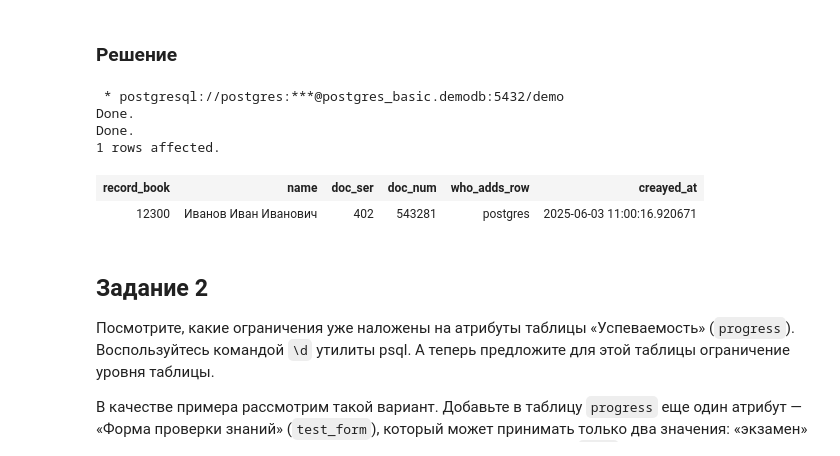
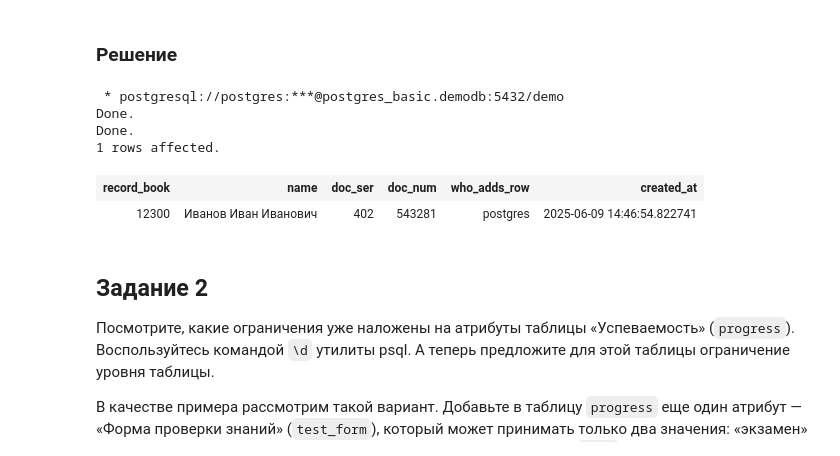
Before and after one commit to vowatchka/postgres_basic, a Jupyter notebook: practices/5_ddl_basic/sql.ipynb, the cells around one changed output. Drawn from its saved outputs; the diff is of its cells as text; code cells hidden in the pictures.

```diff
--- a/practices/5_ddl_basic/sql.ipynb
+++ b/practices/5_ddl_basic/sql.ipynb
@@ -42,27 +42,27 @@ CREATE TABLE students ...
 # %%
 %%sql
 DROP TABLE IF EXISTS students CASCADE;
 
 CREATE TABLE IF NOT EXISTS students (
     record_book numeric(5) NOT NULL,
     name text NOT NULL,
     doc_ser numeric(4),
     doc_num numeric(6),
     who_adds_row text DEFAULT current_user,
-    creayed_at timestamp DEFAULT current_timestamp,
+    created_at timestamp DEFAULT current_timestamp,
     PRIMARY KEY (record_book)
 );
 
 INSERT INTO students (record_book, name, doc_ser, doc_num)
     VALUES (12300, 'Иванов Иван Иванович', 0402, 543281)
 RETURNING *;
 # %% [output]
  * postgresql://postgres:***@postgres_basic.demodb:5432/demo
 Done.
 Done.
 1 rows affected.
-| record_book | name | doc_ser | doc_num | who_adds_row | creayed_at |
-| 12300 | Иванов Иван Иванович | 402 | 543281 | postgres | 2025-06-03 11:00:16.920671 |
+| record_book | name | doc_ser | doc_num | who_adds_row | created_at |
+| 12300 | Иванов Иван Иванович | 402 | 543281 | postgres | 2025-06-09 14:46:54.822741 |
 # %% [markdown]
 ## Задание 2
 
```
Also changed, not shown: parts of 41 cells of this notebook.
